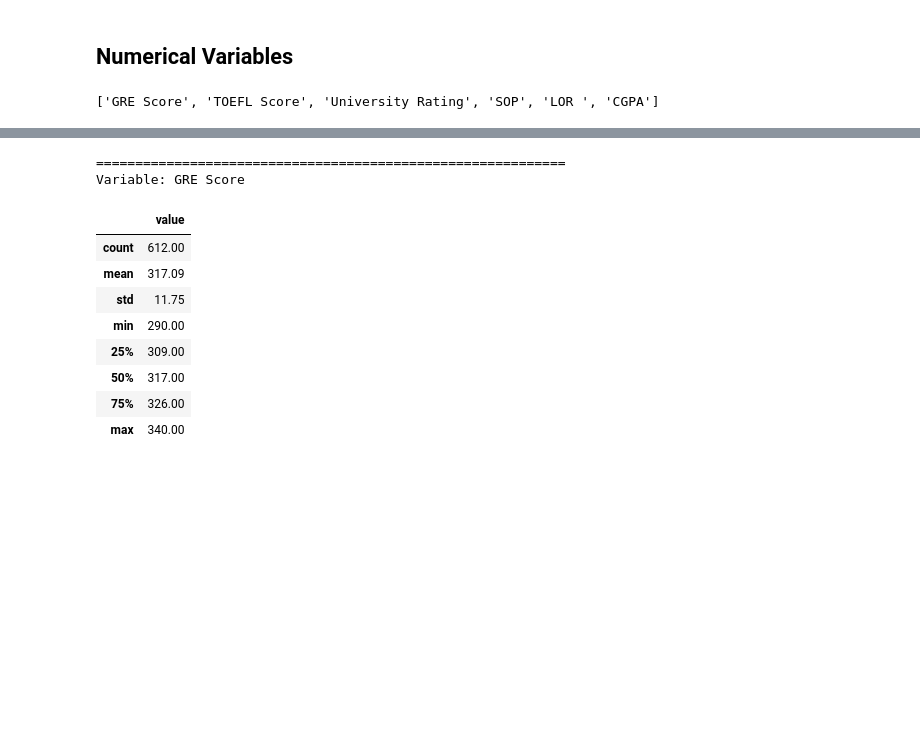
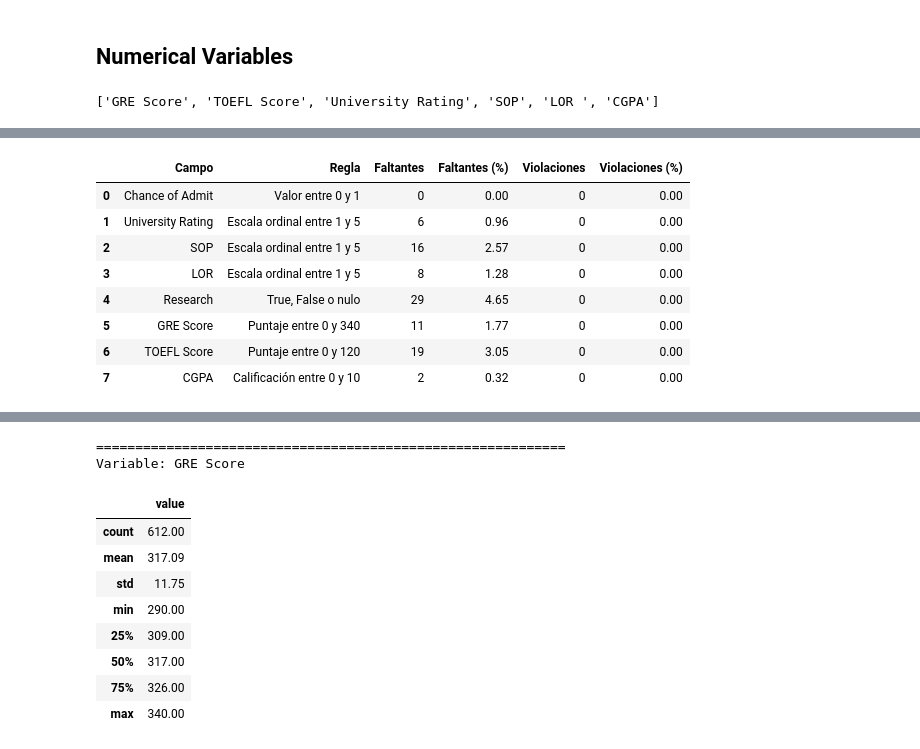
Before and after one commit to mangel477/Admisiones-predict-project, a Jupyter notebook: notebooks/3-analysis/03.Analisis_univariable-MATR-2026-08-20.ipynb, the cells around one changed output, grey strips where cells are left out. Drawn from its saved outputs; the diff is of its cells as text; code cells hidden in the pictures; blank space fills up the shorter version.

```diff
--- a/notebooks/3-analysis/03.Analisis_univariable-MATR-2026-08-20.ipynb
+++ b/notebooks/3-analysis/03.Analisis_univariable-MATR-2026-08-20.ipynb
@@ -153,0 +381,85 @@ numerical_columns
+# %%
+validation_rules = [
+    {
+        "Campo": TARGET_COLUMN,
+        "Regla": "Valor entre 0 y 1",
+        "Mínimo": TARGET_MINIMUM,
+        "Máximo": TARGET_MAXIMUM,
+    },
+    {
+        "Campo": "University Rating",
+        "Regla": "Escala ordinal entre 1 y 5",
+        "Mínimo": RATING_MINIMUM,
+        "Máximo": RATING_MAXIMUM,
+    },
+    {
+        "Campo": "SOP",
+        "Regla": "Escala ordinal entre 1 y 5",
+        "Mínimo": RATING_MINIMUM,
+        "Máximo": RATING_MAXIMUM,
+    },
+    {
+        "Campo": "LOR ",
+        "Regla": "Escala ordinal entre 1 y 5",
+        "Mínimo": RATING_MINIMUM,
+        "Máximo": RATING_MAXIMUM,
+    },
+    {
+        "Campo": "Research",
+        "Regla": "True, False o nulo",
+        "Valores permitidos": [True, False],
+    },
+    {
+        "Campo": "GRE Score",
+        "Regla": "Puntaje entre 0 y 340",
+        "Mínimo": GRE_MINIMUM,
+        "Máximo": GRE_MAXIMUM,
+    },
+    {
+        "Campo": "TOEFL Score",
+        "Regla": "Puntaje entre 0 y 120",
+        "Mínimo": TOEFL_MINIMUM,
+        "Máximo": TOEFL_MAXIMUM,
+    },
+    {
+        "Campo": "CGPA",
+        "Regla": "Calificación entre 0 y 10",
+        "Mínimo": CGPA_MINIMUM,
+        "Máximo": CGPA_MAXIMUM,
+    },
+]
+
+validation_rows = []
+for rule in validation_rules:
+    column_name = rule["Campo"]
+    series = admisiones_df[column_name]
+    non_missing = series.notna()
+    if "Valores permitidos" in rule:
+        violation_mask = non_missing & ~series.isin(rule["Valores permitidos"])
+    else:
+        violation_mask = non_missing & ~series.between(rule["Mínimo"], rule["Máximo"])
+    violation_count = violation_mask.sum()
+    missing_count = series.isna().sum()
+    validation_rows.append(
+        {
+            "Campo": column_name,
+            "Regla": rule["Regla"],
+            "Faltantes": missing_count,
+            "Faltantes (%)": missing_count / len(admisiones_df) * PERCENT_MULTIPLIER,
+            "Violaciones": violation_count,
+            "Violaciones (%)": violation_count / len(admisiones_df) * PERCENT_MULTIPLIER,
+        }
+    )
+
+validation_summary = pd.DataFrame(validation_rows)
+validation_summary
+# %% [output]
+|  | Campo | Regla | Faltantes | Faltantes (%) | Violaciones | Violaciones (%) |
+| 0 | Chance of Admit | Valor entre 0 y 1 | 0 | 0.00 | 0 | 0.00 |
+| 1 | University Rating | Escala ordinal entre 1 y 5 | 6 | 0.96 | 0 | 0.00 |
+| 2 | SOP | Escala ordinal entre 1 y 5 | 16 | 2.57 | 0 | 0.00 |
+| 3 | LOR | Escala ordinal entre 1 y 5 | 8 | 1.28 | 0 | 0.00 |
+| 4 | Research | True, False o nulo | 29 | 4.65 | 0 | 0.00 |
+| 5 | GRE Score | Puntaje entre 0 y 340 | 11 | 1.77 | 0 | 0.00 |
+| 6 | TOEFL Score | Puntaje entre 0 y 120 | 19 | 3.05 | 0 | 0.00 |
+| 7 | CGPA | Calificación entre 0 y 10 | 2 | 0.32 | 0 | 0.00 |
```
Also changed, not shown: parts of 13 cells of this notebook, 1 other file.
